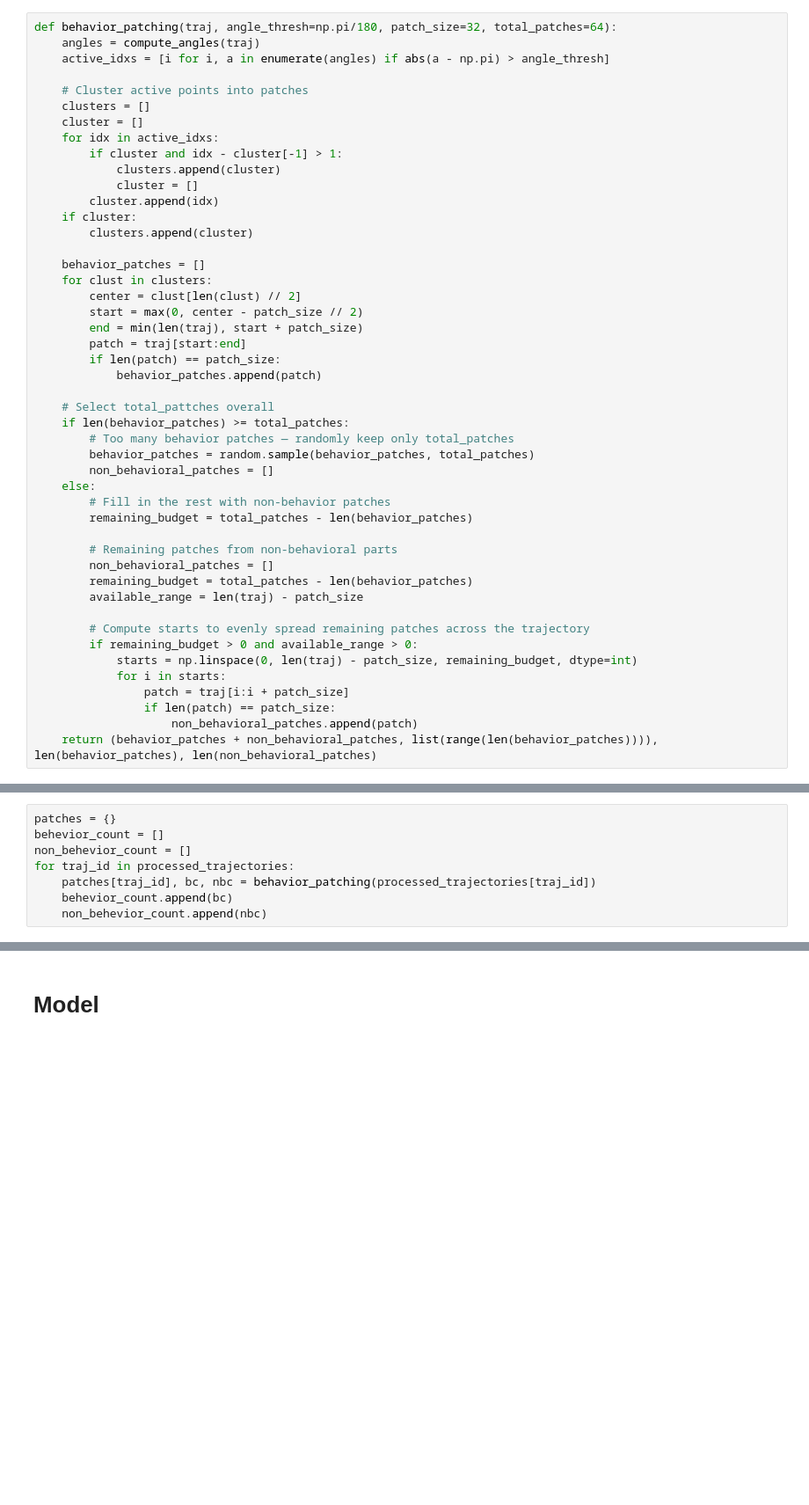
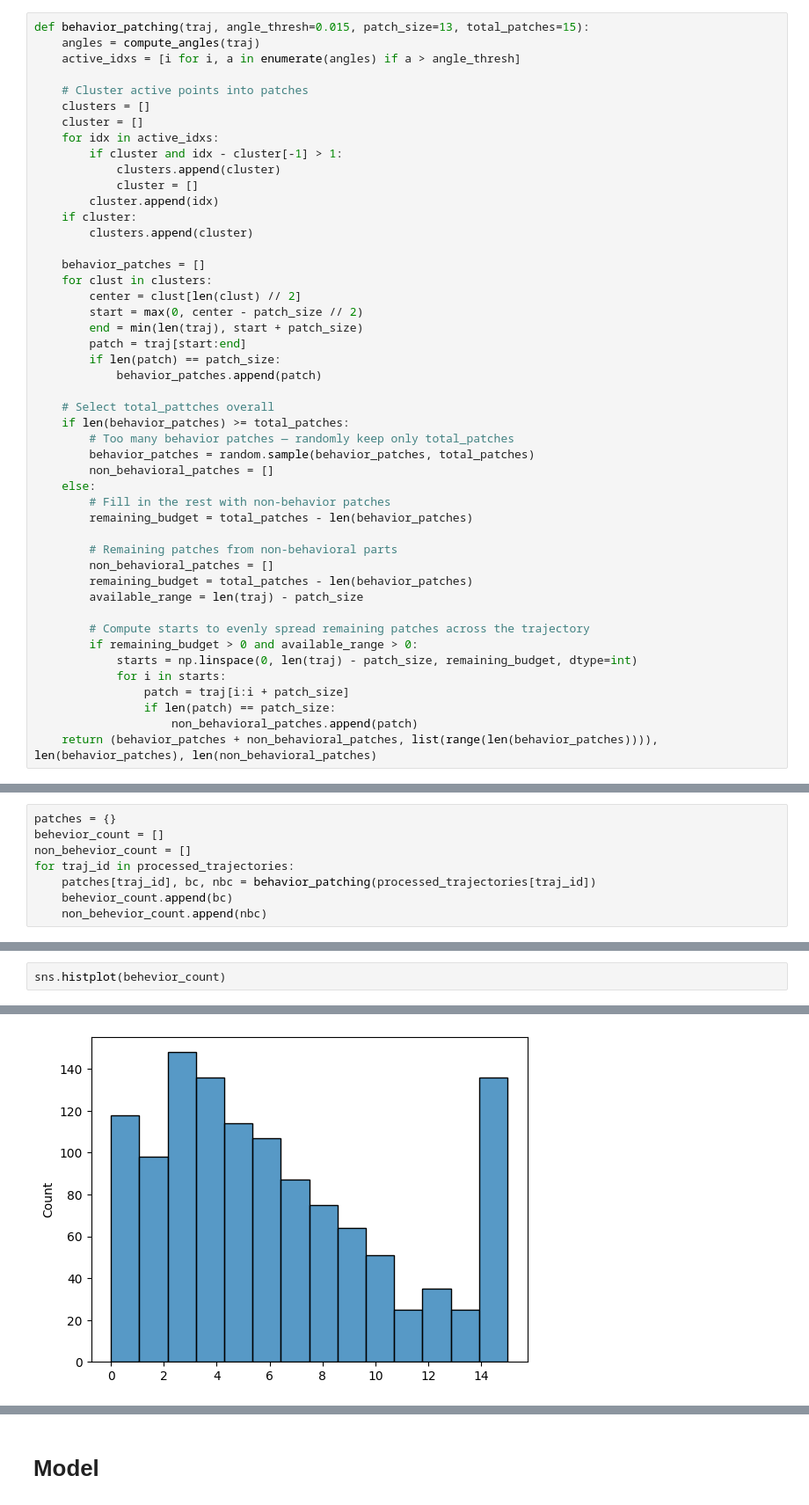
Before and after one commit to bar-katz/Flight_Anomalies, a Jupyter notebook: flight2vec.ipynb, the cells around one changed output, grey strips where cells are left out. Shown at 88% size. Saved outputs shown, nothing was run; the diff lists cells and outputs as text; blank space fills up the shorter version.

```diff
--- a/flight2vec.ipynb
+++ b/flight2vec.ipynb
@@ -159,9 +207,9 @@ def compute_angles(traj, k=1):
 
     return angles
 # %%
-def behavior_patching(traj, angle_thresh=np.pi/180, patch_size=32, total_patches=64):
+def behavior_patching(traj, angle_thresh=0.015, patch_size=13, total_patches=15):
     angles = compute_angles(traj)
-    active_idxs = [i for i, a in enumerate(angles) if abs(a - np.pi) > angle_thresh]
+    active_idxs = [i for i, a in enumerate(angles) if a > angle_thresh]
 
     # Cluster active points into patches
     clusters = []
@@ -317,0 +455,3 @@ def plot_trajectory_with_patch_indices(traj, indexed_patches, behavior_count):
+# %%
+sns.histplot(behevior_count)
+# %% [output]
@@ -317,0 +459 @@ def plot_trajectory_with_patch_indices(traj, indexed_patches, behavior_count):
+[figure, added]
```
Also changed, not shown: parts of 58 cells of this notebook.
